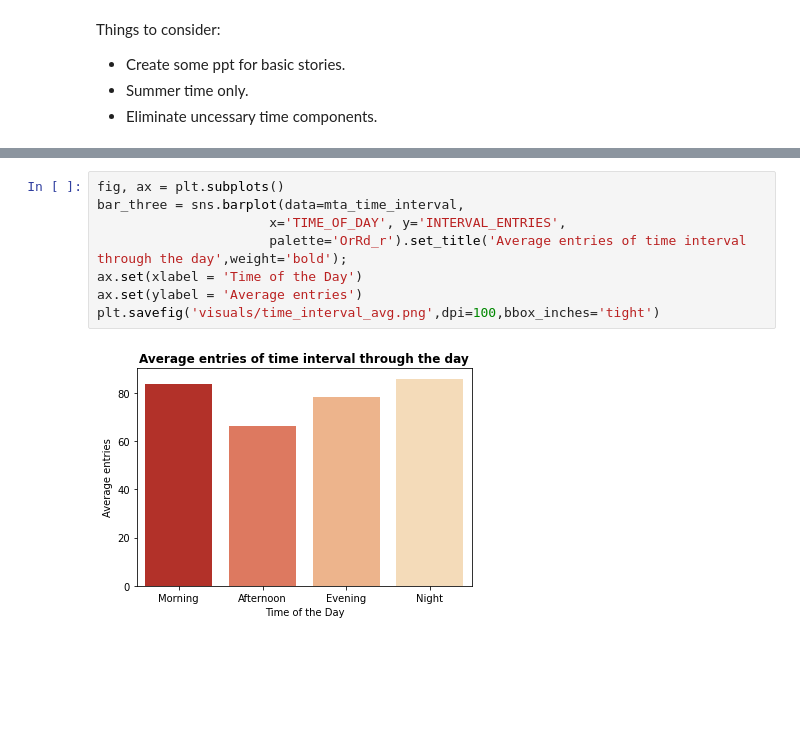
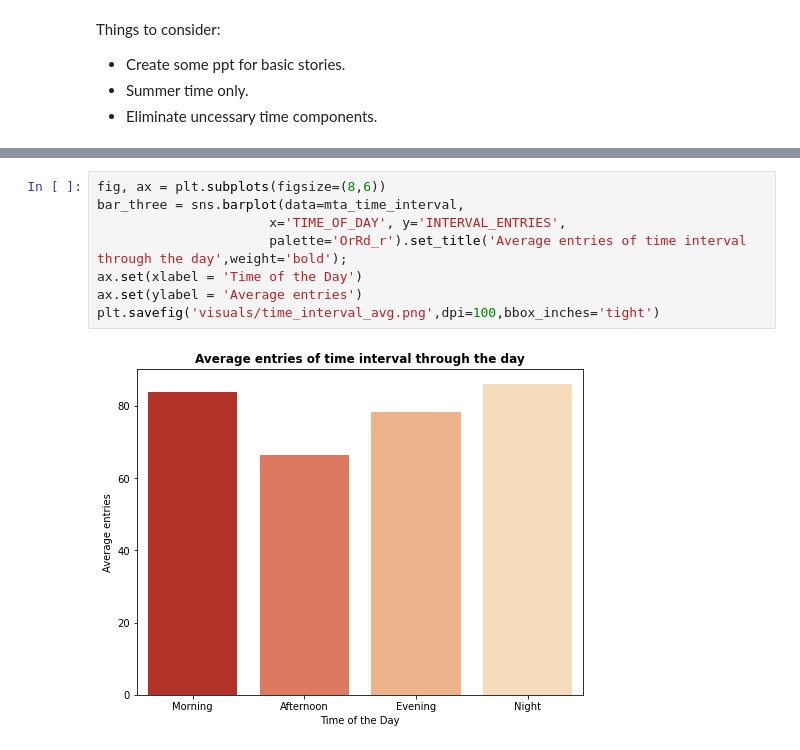
Before and after one commit to hzhi54/EDA_MTA_Project, a Jupyter notebook: MTA_project_code.ipynb, the cells around one changed output, grey strips where cells are left out. Drawn from its saved outputs; the diff is of its cells as text; blank space fills up the shorter version.

```diff
--- a/MTA_project_code.ipynb
+++ b/MTA_project_code.ipynb
@@ -547,11 +546,11 @@ plt.savefig('visuals/station_by_day.png',dpi=100,bbox_inches='tight')
 # %%
-fig, ax = plt.subplots()
+fig, ax = plt.subplots(figsize=(8,6))
 bar_three = sns.barplot(data=mta_time_interval,
                       x='TIME_OF_DAY', y='INTERVAL_ENTRIES',
                       palette='OrRd_r').set_title('Average entries of time interval through the day',weight='bold');
 ax.set(xlabel = 'Time of the Day')
 ax.set(ylabel = 'Average entries')
 plt.savefig('visuals/time_interval_avg.png',dpi=100,bbox_inches='tight')
 # %% [output]
-[figure, old version]
+[figure, new version]
 # %%
```
Also changed, not shown: parts of 59 cells of this notebook, 11 other files.
